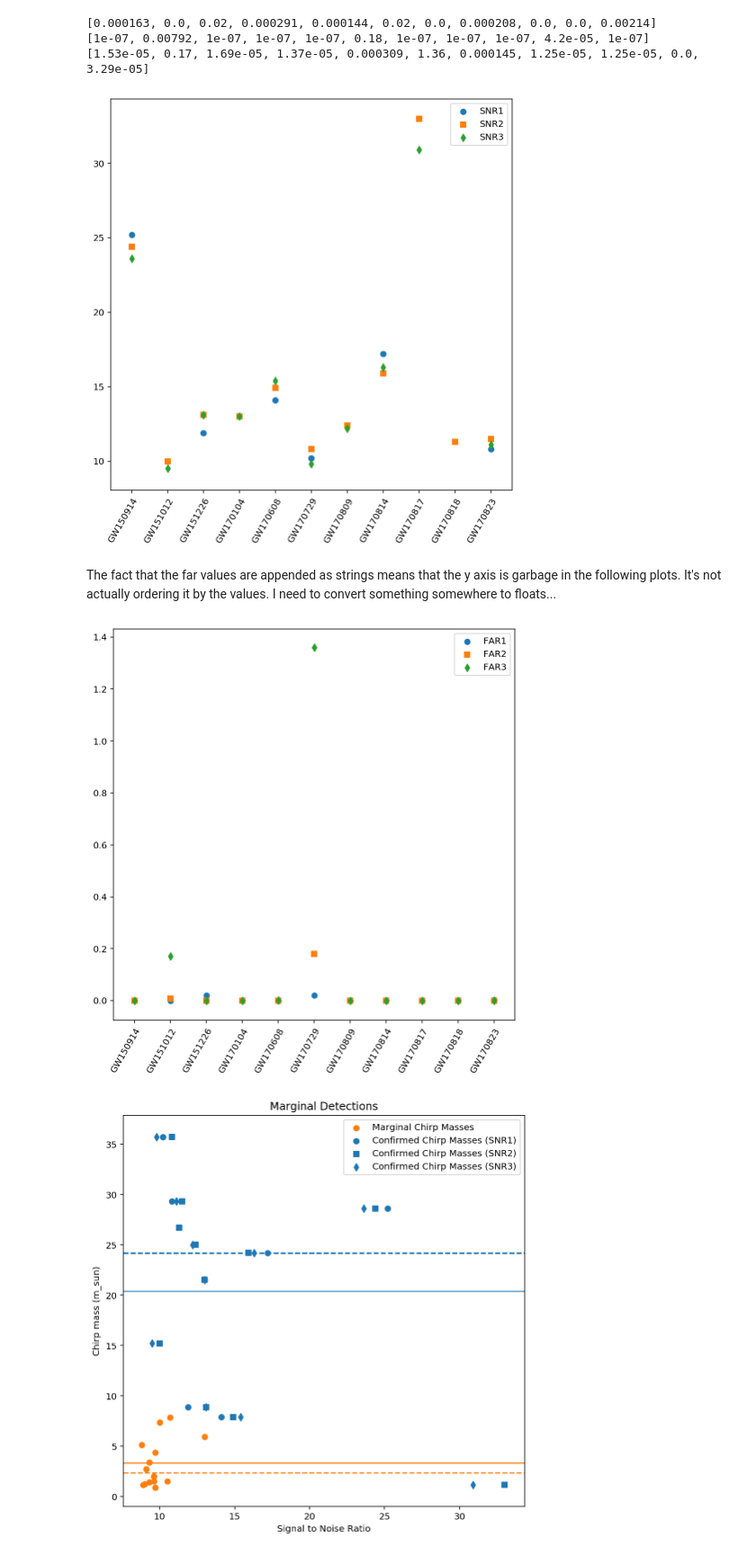
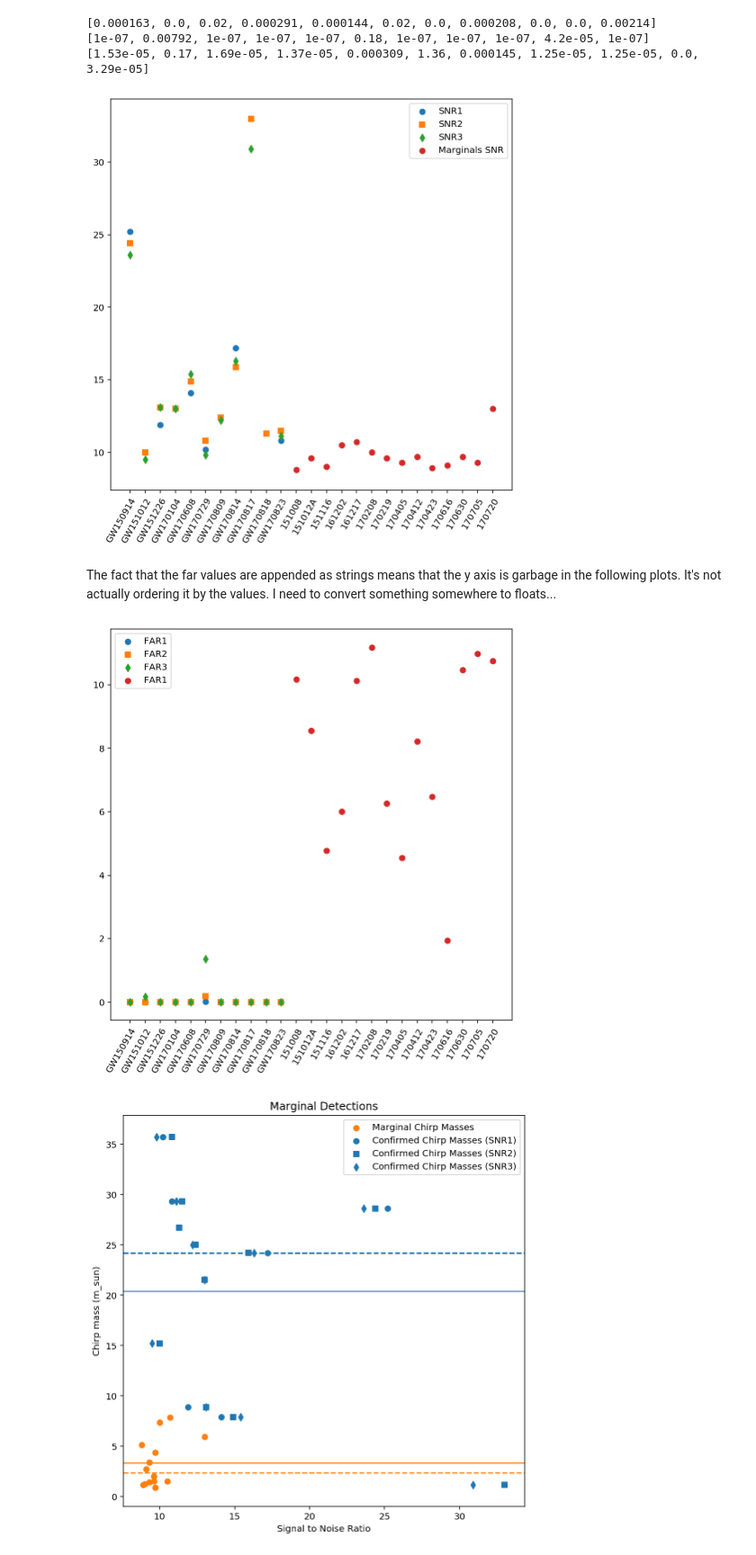
Before and after one commit to charlotteolsen/astrostats_GWproject, a Jupyter notebook: GW_project_massplots.ipynb, the cells around one changed output. Shown: that part at 90% size. Saved outputs shown, nothing was run; the diff lists cells and outputs as text; code cells hidden in the pictures.

Commit message:
Plots exploring data quality and pipeline for marginals

```diff
--- a/GW_project_massplots.ipynb
+++ b/GW_project_massplots.ipynb
@@ -310,6 +310,8 @@ mg = csv_marginals['Detector Frame Chirp Mass (M_sun)']
 mg_events = csv_marginals['Event']
 mg_SNRlist = csv_marginals['Network SNR']
 mg_FARlist = csv_marginals['FAR (yr^-1)']
+mg_pipeline = csv_marginals['Pipeline']
+mg_DataQuality = csv_marginals['Data Quality']
 
 mg_mass = []
 for i in range(len(mg.values)):
@@ -335,17 +337,25 @@ for i in range(len(mg_FARlist.values)):
     mg_far.append(far)
 
 
-print(mg_far)
-
-
 eventlist_mg = []
-
 for i in range(len(mg_events.values)):
     ev = mg_events.values[i][0:8]
     eventlist_mg.append(ev)
     #print(mg_events.values[i])
 
-print(eventlist_mg)
+
+mg_pipe = []
+for i in range(len(mg_pipeline.values)):
+    ev = mg_pipeline.values[i]
+    mg_pipe.append(ev)
+
+
+mg_DQ = []
+for i in range(len(mg_DataQuality.values)):
+    ev = mg_DataQuality.values[i]
+    mg_DQ.append(ev)
+
+print(mg_DQ)
 #
 # %% [output]
 [5.12, 2.01, 1.24, 1.54, 7.86, 7.39, 1.53, 1.44, 4.36, 1.17, 2.75, 0.9, 3.4, 5.96]
@@ -470,6 +479,8 @@ fig, ax = plt.subplots(figsize = (8,8))
 ax.scatter(eventlist,snr1_conf, label = 'SNR1', marker = 'o')
 ax.scatter(eventlist,snr2_conf, label = 'SNR2', marker = 's')
 ax.scatter(eventlist,snr3_conf, label = 'SNR3', marker = 'd')
+
+ax.scatter(eventlist_mg, mg_snr, label = 'Marginals SNR', marker = 'o')
 #ax.scatter(eventlist,far1_conf, label = 'FAR1', marker = 'o')
 #ax.scatter(eventlist,far2_conf, label = 'FAR2', marker = 'o')
 #ax.scatter(eventlist,far3_conf, label = 'FAR3', marker = 'o')
@@ -479,24 +490,26 @@ ax.legend()
 plt.setp(ax.get_xticklabels(), rotation=60, ha="right",
          rotation_mode="anchor");
 # %% [output]
-[figure, old version]
+[figure, new version]
 # %% [markdown]
 The fact that the far values are appended as strings means that the y axis is garbage in the following plots.  It's not actually ordering it by the values.  I need to convert something somewhere to floats...
 # %%
 fig, ax = plt.subplots(figsize = (8,8))
 #ax.scatter(eventlist,snr1_conf, label = 'SNR1', marker = 'o')
 #ax.scatter(eventlist,snr2_conf, label = 'SNR2', marker = 's')
 #ax.scatter(eventlist,snr3_conf, label = 'SNR3', marker = 'd')
 ax.scatter(eventlist,far1_conf, label = 'FAR1', marker = 'o')
 ax.scatter(eventlist,far2_conf, label = 'FAR2', marker = 's')
 ax.scatter(eventlist,far3_conf, label = 'FAR3', marker = 'd')
 
 
+ax.scatter(eventlist_mg, mg_far, label = 'FAR1', marker = 'o')
+
 ax.legend()
 plt.setp(ax.get_xticklabels(), rotation=60, ha="right",
          rotation_mode="anchor");
 # %% [output]
-[figure, old version]
+[figure, new version]
 # %%
 fig, ax = plt.subplots(figsize = (8,8))
 #ax.errorbar(eventlist,c_mass, yerr = (c_dnerr,c_uperr), label = 'Confirmed Chirp Masses',
```
Also changed, not shown: parts of 13 cells of this notebook.
